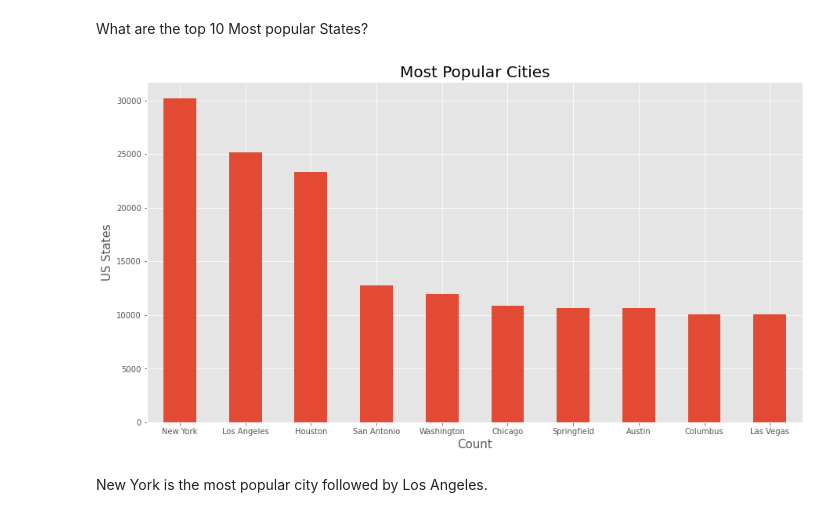
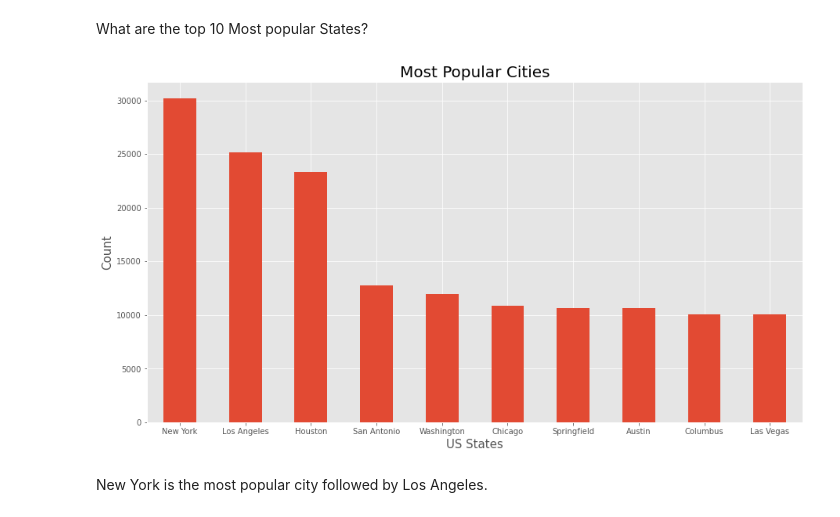
Before and after one commit to MWENDA1999/Predictive-Modeling-Time-Series-Forecasting-G9DSF-FT06-P4, a Jupyter notebook: final_notebook.ipynb, the cells around one changed output. Cells and saved outputs as stored; diff of their text form; code cells hidden in the pictures.

```diff
--- a/final_notebook.ipynb
+++ b/final_notebook.ipynb
@@ -146,7 +146,7 @@ Inorder to prapare our data for modelling we :
 df = pd.melt(
     zillow_data,
     id_vars=['RegionID', 'RegionName', 'City',
-             'State', 'Metro', 'CountyName', 'SizeRank',"ROI"],
+             'State', 'Metro', 'CountyName', 'SizeRank'],
     var_name='Date',
     value_name='Price'
 )
@@ -254,13 +254,13 @@ What are the top 10 Most popular States?
 # %%
 # plotting the most popular states in the dataset
 plt.figure(figsize=(15, 8))
 df.City.value_counts()[:10].plot(kind="bar")
-plt.xlabel("Count", fontsize=15)
-plt.ylabel("US States", fontsize=15)
+plt.xlabel("US States", fontsize=15)
+plt.ylabel("Count", fontsize=15)
 plt.xticks(rotation=0)
 plt.title("Most Popular Cities", fontsize=20);
 # %% [output]
-[figure, old version]
+[figure, new version]
 # %% [markdown]
 New York is the most popular city followed by Los Angeles.
 # %% [markdown]
```
Also changed, not shown: parts of 3 cells of this notebook.
